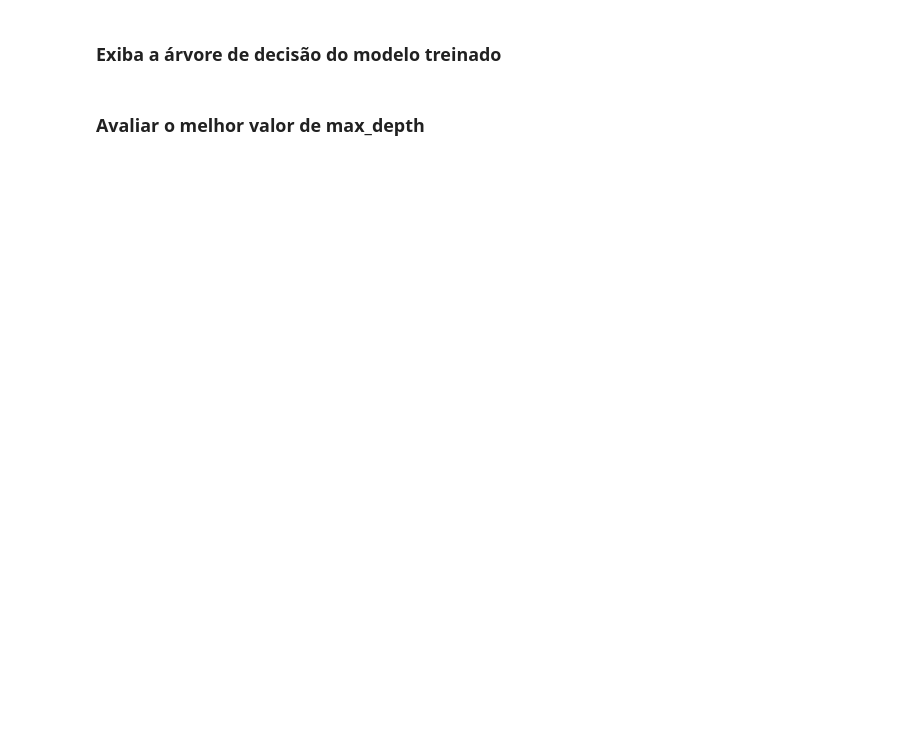
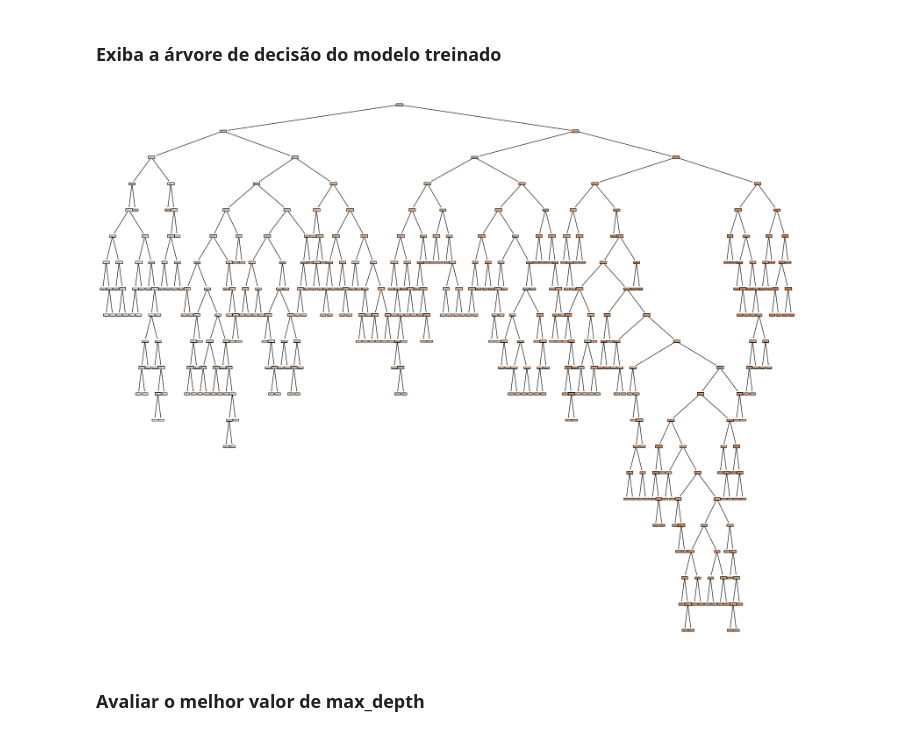
Before and after one commit to Lenoxel/modelos-preditivos-classicos, a Jupyter notebook: notebooks/atividade-06/atividade-06.ipynb, the cells around one changed output. Cells and saved outputs as stored; diff of their text form; code cells hidden in the pictures; blank space fills up the shorter version.

```diff
--- a/notebooks/atividade-06/atividade-06.ipynb
+++ b/notebooks/atividade-06/atividade-06.ipynb
@@ -326,10 +332,12 @@ print("%0.2f accuracy with a standard deviation of %0.2f" % (reg_cv_scores['test
 from sklearn import tree
 # %%
 fig = plt.figure(figsize=(25,20))
-_ = tree.plot_tree(#MODELO,
+_ = tree.plot_tree(model,
                    feature_names=X_train.columns,
                    class_names=y_test.unique(),
                    filled=True)
+# %% [output]
+[figure, added]
 # %% [markdown]
 ### Avaliar o melhor valor de max_depth
 # %%
```
Also changed, not shown: parts of 14 cells of this notebook.
